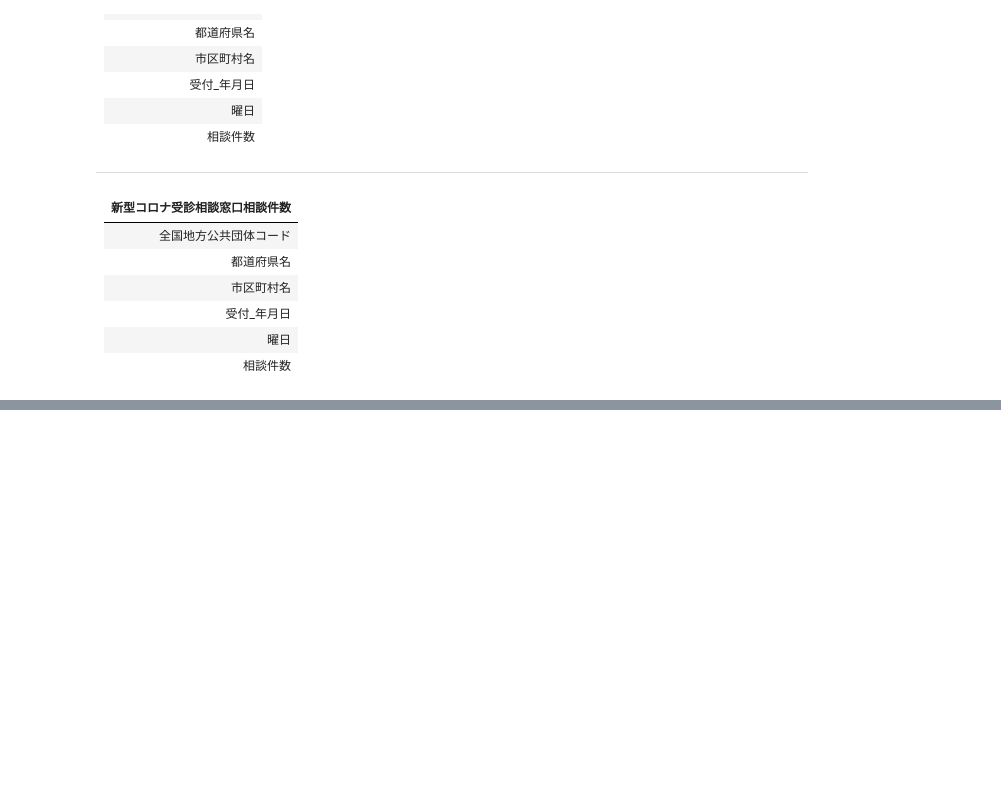
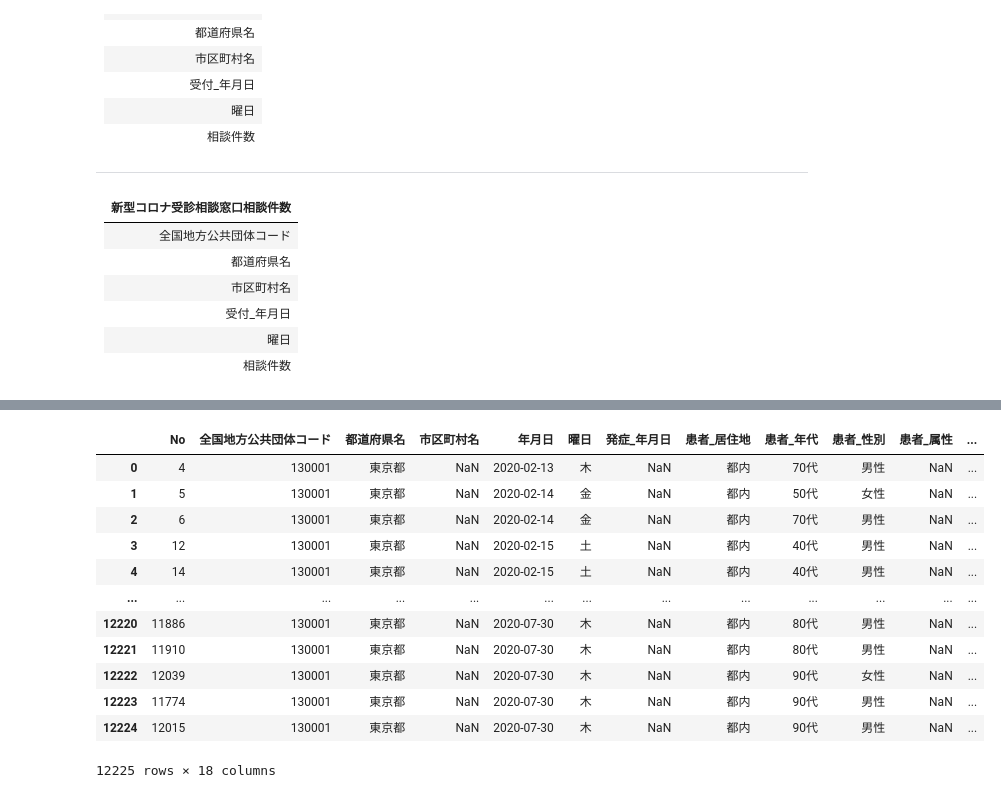
Before and after one commit to YaCpotato/python, a Jupyter notebook: COVID_19_dash.ipynb, the cells around one changed output, grey strips where cells are left out. Cells and saved outputs as stored; diff of their text form; code cells hidden in the pictures; blank space fills up the shorter version.

```diff
--- a/COVID_19_dash.ipynb
+++ b/COVID_19_dash.ipynb
@@ -177,0 +161,13 @@ df_consul_center.rename(columns={'相談件数': '相談件数'})
+# %%
+df_callcenter.rename(columns={'相談件数': 'コールセンター相談件数'})
+df_consul_center.rename(columns={'相談件数': '受信相談窓口相談件数'})
+
+df_patients = df_patients.rename(columns={'公表_年月日': '年月日'})
+df_callcenter = df_callcenter.rename(columns={'受付_年月日': '年月日'})
+df_consul_center = df_consul_center.rename(columns={'受付_年月日': '年月日'})
+# %%
+print(df_patients.columns)
+print(df_callcenter.columns)
+print(df_consul_center.columns)
+df_patients = pd.merge(df_patients, df_callcenter, on='年月日', how='inner')
+df_patients = pd.merge(df_patients, df_consul_center, on='年月日', how='inner')
@@ -177,0 +181,16 @@ df_consul_center.rename(columns={'相談件数': '相談件数'})
+# %%
+df_patients
+# %% [output]
+|  | No | 全国地方公共団体コード | 都道府県名 | 市区町村名 | 年月日 | 曜日 | 発症_年月日 | 患者_居住地 | 患者_年代 | 患者_性別 | 患者_属性 | ... |
+| 0 | 4 | 130001 | 東京都 | NaN | 2020-02-13 | 木 | NaN | 都内 | 70代 | 男性 | NaN | ... |
+| 1 | 5 | 130001 | 東京都 | NaN | 2020-02-14 | 金 | NaN | 都内 | 50代 | 女性 | NaN | ... |
+| 2 | 6 | 130001 | 東京都 | NaN | 2020-02-14 | 金 | NaN | 都内 | 70代 | 男性 | NaN | ... |
+| 3 | 12 | 130001 | 東京都 | NaN | 2020-02-15 | 土 | NaN | 都内 | 40代 | 男性 | NaN | ... |
+| 4 | 14 | 130001 | 東京都 | NaN | 2020-02-15 | 土 | NaN | 都内 | 40代 | 男性 | NaN | ... |
+| ... | ... | ... | ... | ... | ... | ... | ... | ... | ... | ... | ... | ... |
+| 12220 | 11886 | 130001 | 東京都 | NaN | 2020-07-30 | 木 | NaN | 都内 | 80代 | 男性 | NaN | ... |
+| 12221 | 11910 | 130001 | 東京都 | NaN | 2020-07-30 | 木 | NaN | 都内 | 80代 | 男性 | NaN | ... |
+| 12222 | 12039 | 130001 | 東京都 | NaN | 2020-07-30 | 木 | NaN | 都内 | 90代 | 女性 | NaN | ... |
+| 12223 | 11774 | 130001 | 東京都 | NaN | 2020-07-30 | 木 | NaN | 都内 | 90代 | 男性 | NaN | ... |
+| 12224 | 12015 | 130001 | 東京都 | NaN | 2020-07-30 | 木 | NaN | 都内 | 90代 | 男性 | NaN | ... |
+12225 rows × 18 columns
```
Also changed, not shown: parts of 2 cells of this notebook.
